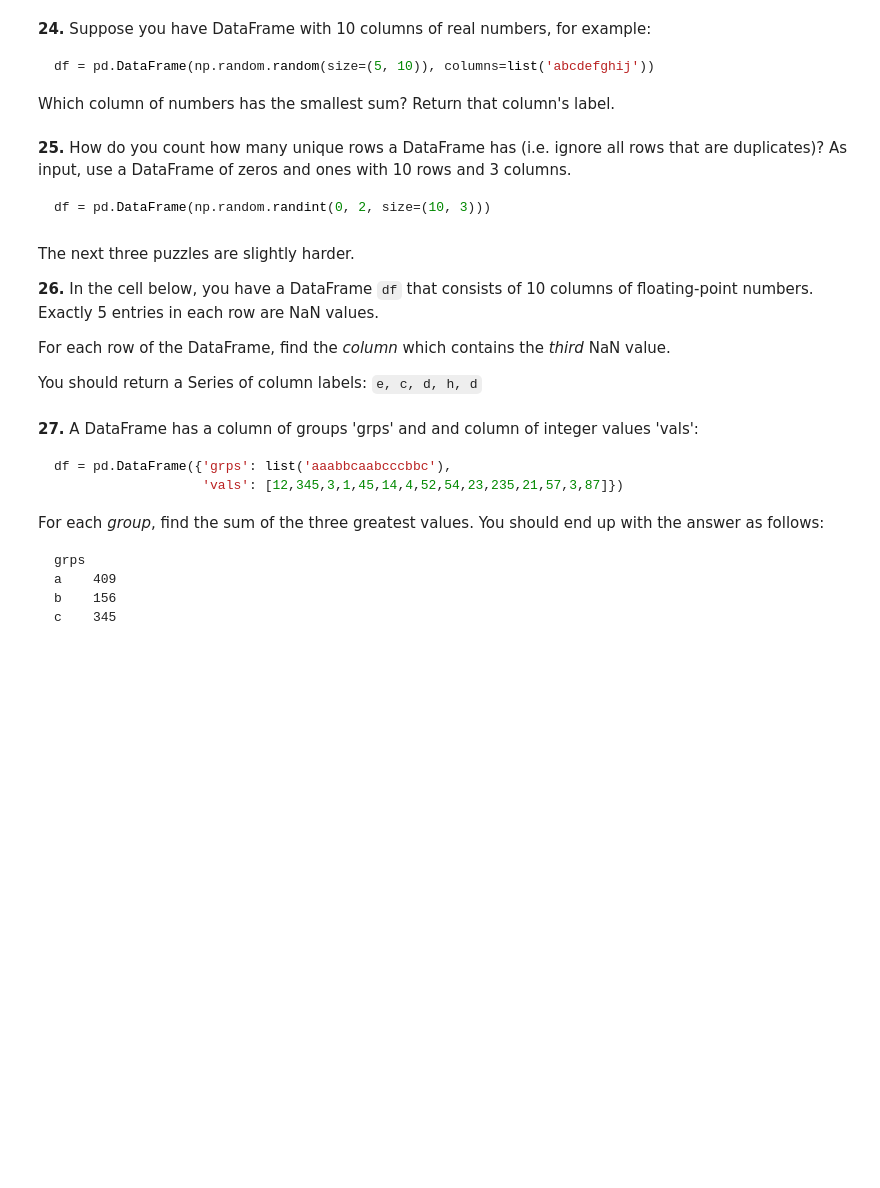
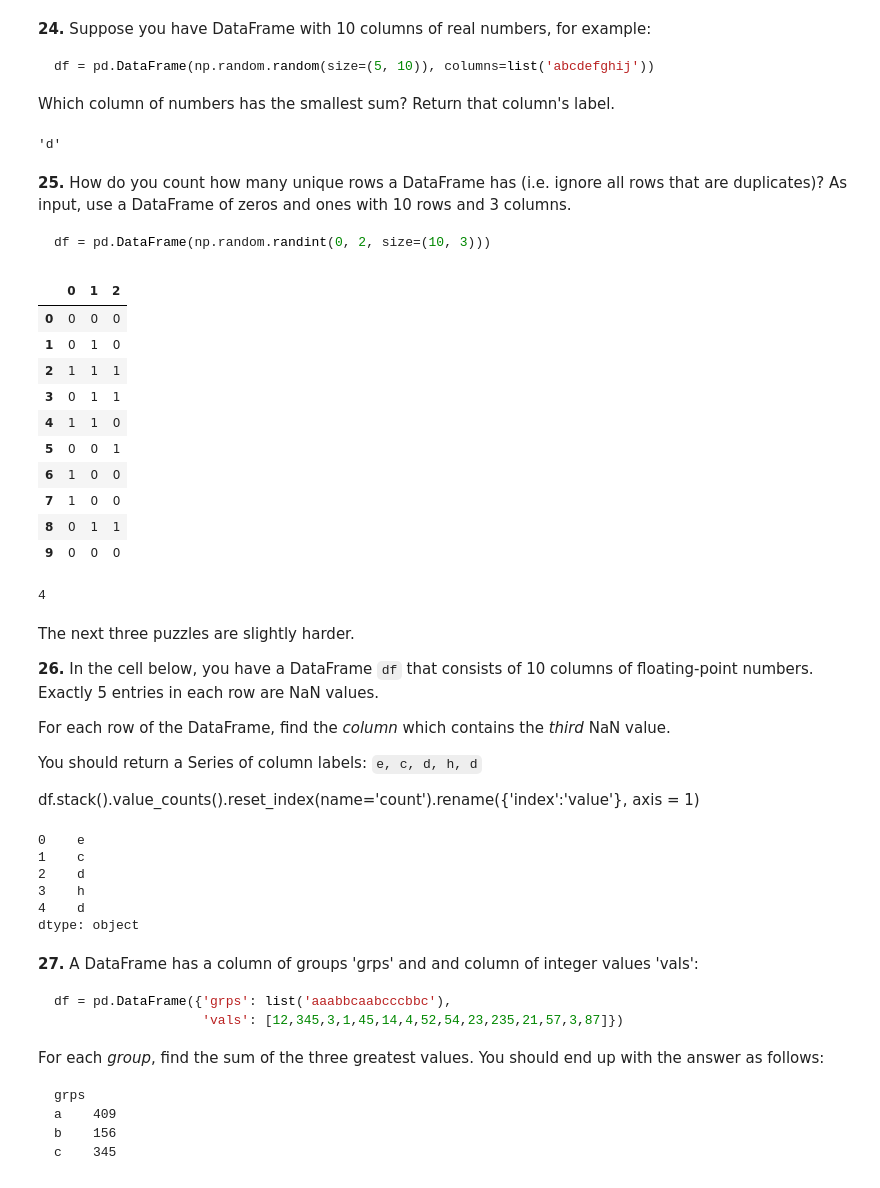
Before and after one commit to dwdshky/pandas-puzzles, a Jupyter notebook: 100-pandas-puzzles.ipynb, the cells around one changed output. Saved outputs shown, nothing was run; the diff lists cells and outputs as text; code cells hidden in the pictures; blank space fills up the shorter version.

````diff
--- a/100-pandas-puzzles.ipynb
+++ b/100-pandas-puzzles.ipynb
@@ -314,12 +346,36 @@ how do you subtract the row mean from each element in the row?
 df = pd.DataFrame(np.random.random(size=(5, 10)), columns=list('abcdefghij'))
 ```
 Which column of numbers has the smallest sum?  Return that column's label.
+# %%
+df = pd.DataFrame(np.random.random(size=(5, 10)), columns=list('abcdefghij'))
+df.sum().idxmin()
+# %% [output]
+'d'
 # %% [markdown]
 **25.** How do you count how many unique rows a DataFrame has (i.e. ignore all rows that are duplicates)? As input, use a DataFrame of zeros and ones with 10 rows and 3 columns.
 
 ```python
 df = pd.DataFrame(np.random.randint(0, 2, size=(10, 3)))
 ```
+# %%
+df = pd.DataFrame(np.random.randint(0, 2, size=(10, 3)))
+df
+# %% [output]
+|  | 0 | 1 | 2 |
+| 0 | 0 | 0 | 0 |
+| 1 | 0 | 1 | 0 |
+| 2 | 1 | 1 | 1 |
+| 3 | 0 | 1 | 1 |
+| 4 | 1 | 1 | 0 |
+| 5 | 0 | 0 | 1 |
+| 6 | 1 | 0 | 0 |
+| 7 | 1 | 0 | 0 |
+| 8 | 0 | 1 | 1 |
+| 9 | 0 | 0 | 0 |
+# %%
+len(df.drop_duplicates(keep=False))
+# %% [output]
+4
 # %% [markdown]
 The next three puzzles are slightly harder.
 
@@ -329,6 +385,8 @@ The next three puzzles are slightly harder.
 For each row of the DataFrame, find the *column* which contains the *third* NaN value.
 
 You should return a Series of column labels: `e, c, d, h, d`
+
+df.stack().value_counts().reset_index(name='count').rename({'index':'value'}, axis = 1)
 # %%
 nan = np.nan
 
@@ -342,7 +400,14 @@ columns = list('abcdefghij')
 
 df = pd.DataFrame(data, columns=columns)
 
-# write a solution to the question here
+(df.isnull().cumsum(axis=1) == 3).idxmax(axis=1)
+# %% [output]
+0    e
+1    c
+2    d
+3    h
+4    d
+dtype: object
 # %% [markdown]
 **27.** A DataFrame has a column of groups 'grps' and and column of integer values 'vals':
 
````
Also changed, not shown: parts of 4 cells of this notebook, 3 other files.
